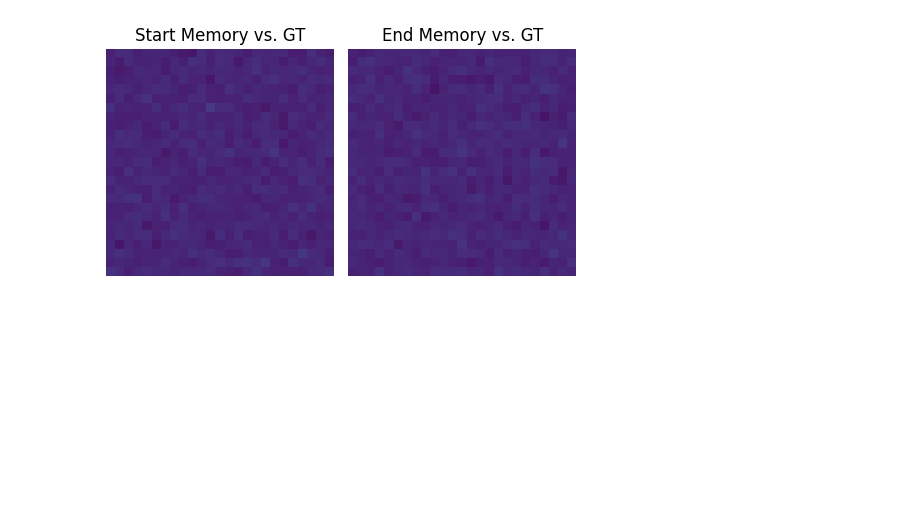
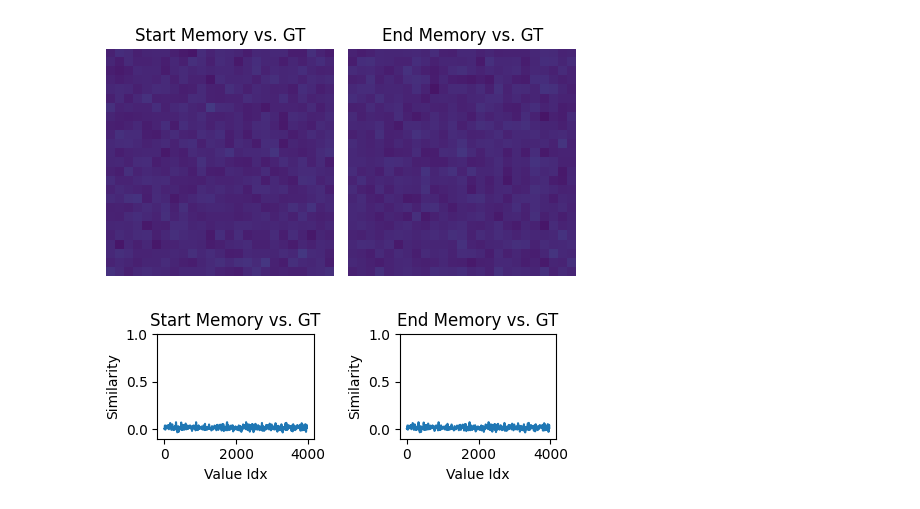
Before and after one commit to Parsa-Research-Laboratory/HyperSpace, a Jupyter notebook: experiments/development/2d_map_static.ipynb, the cells around one changed output. Cells and saved outputs as stored; diff of their text form; code cells hidden in the pictures; blank space fills up the shorter version.

Commit message:
adding visualization of start and end memory vectors compared to all values

```diff
--- a/experiments/development/2d_map_static.ipynb
+++ b/experiments/development/2d_map_static.ipynb
@@ -684,3 +684,34 @@ plt.tight_layout()
 plt.show()
 # %% [output]
 [figure]
+# %%
+# ---------------------------------------------------------------
+# compare the memory vectors with respect to all valid values
+# ---------------------------------------------------------------
+fig, axs = plt.subplots(1, 2, figsize=(5, 2))
+
+axs[0].set_title("Start Memory vs. GT")
+
+gt_points = np.arange(np.min(start_costmap), np.max(start_costmap), 0.1)
+gt_points = torch.from_numpy(gt_points).unsqueeze(-1)
+Y_gt_vectors, _ = backend.value_encoding(gt_points)
+start_sims, _ = backend.similarity(start_memory, Y_gt_vectors)
+axs[0].plot(end_sims)
+axs[0].set_ylim(-0.1, 1.0)
+axs[0].set_xlabel("Value Idx")
+axs[0].set_ylabel("Similarity")
+
+axs[1].set_title("End Memory vs. GT")
+gt_points = np.arange(np.min(end_costmap), np.max(end_costmap), 0.1)
+gt_points = torch.from_numpy(gt_points).unsqueeze(-1)
+Y_gt_vectors, _ = backend.value_encoding(gt_points)
+end_sims, _ = backend.similarity(end_memory, Y_gt_vectors)
+axs[1].plot(end_sims)
+axs[1].set_ylim(-0.1, 1.0)
+axs[1].set_xlabel("Value Idx")
+axs[1].set_ylabel("Similarity")
+
+plt.tight_layout()
+plt.show()
+# %% [output]
+[figure, added]
```
